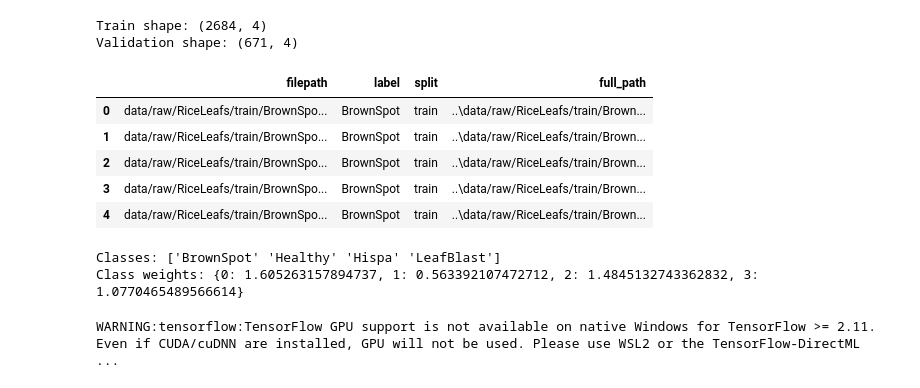
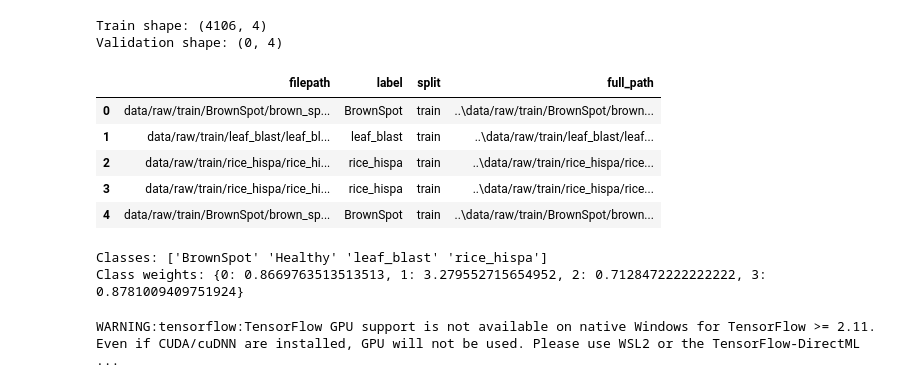
Before and after one commit to ninapascua/Rice-Leaf-Disease-Detection, a Jupyter notebook: notebooks/03_cnn.ipynb, the cells around one changed output. Saved outputs shown, nothing was run; the diff lists cells and outputs as text; code cells hidden in the pictures.

```diff
--- a/notebooks/03_cnn.ipynb
+++ b/notebooks/03_cnn.ipynb
@@ -19,36 +19,36 @@ from src.train import get_callbacks
 # %%
 # =========================
 # CELL 2: LOAD DATA WITH NOTEBOOK-SAFE PATHS
 # =========================
 train_df = pd.read_csv("../data/processed/train.csv")
 val_df = pd.read_csv("../data/processed/validation.csv")
 
 train_df["filepath"] = train_df["filepath"].str.replace(
-    "data/processed/train", "data/raw/RiceLeafs/train", regex=False
+    "data/processed/train", "data/raw/train", regex=False
 )
 val_df["filepath"] = val_df["filepath"].str.replace(
-    "data/processed/validation", "data/raw/RiceLeafs/validation", regex=False
+    "data/processed/validation", "data/raw/validation", regex=False
 )
 
 train_df["full_path"] = train_df["filepath"].apply(lambda p: os.path.join("..", p))
 val_df["full_path"] = val_df["filepath"].apply(lambda p: os.path.join("..", p))
 
 train_df = train_df[train_df["full_path"].apply(os.path.exists)].reset_index(drop=True)
 val_df = val_df[val_df["full_path"].apply(os.path.exists)].reset_index(drop=True)
 
 print("Train shape:", train_df.shape)
 print("Validation shape:", val_df.shape)
 
 train_df.head()
 # %% [output]
-Train shape: (2684, 4)
-Validation shape: (671, 4)
+Train shape: (4106, 4)
+Validation shape: (0, 4)
 |  | filepath | label | split | full_path |
-| 0 | data/raw/RiceLeafs/train/BrownSpo... | BrownSpot | train | ..\data/raw/RiceLeafs/train/Brown... |
-| 1 | data/raw/RiceLeafs/train/BrownSpo... | BrownSpot | train | ..\data/raw/RiceLeafs/train/Brown... |
-| 2 | data/raw/RiceLeafs/train/BrownSpo... | BrownSpot | train | ..\data/raw/RiceLeafs/train/Brown... |
-| 3 | data/raw/RiceLeafs/train/BrownSpo... | BrownSpot | train | ..\data/raw/RiceLeafs/train/Brown... |
-| 4 | data/raw/RiceLeafs/train/BrownSpo... | BrownSpot | train | ..\data/raw/RiceLeafs/train/Brown... |
+| 0 | data/raw/train/BrownSpot/brown_sp... | BrownSpot | train | ..\data/raw/train/BrownSpot/brown... |
+| 1 | data/raw/train/leaf_blast/leaf_bl... | leaf_blast | train | ..\data/raw/train/leaf_blast/leaf... |
+| 2 | data/raw/train/rice_hispa/rice_hi... | rice_hispa | train | ..\data/raw/train/rice_hispa/rice... |
+| 3 | data/raw/train/rice_hispa/rice_hi... | rice_hispa | train | ..\data/raw/train/rice_hispa/rice... |
+| 4 | data/raw/train/BrownSpot/brown_sp... | BrownSpot | train | ..\data/raw/train/BrownSpot/brown... |
 # %%
 # =========================
 # CELL 3: ENCODE LABELS AND BUILD DATASETS
@@ -60,8 +60,8 @@ train_ds, val_ds = make_datasets(train_df, val_df, y_train, y_val)
 print("Classes:", class_names)
 print("Class weights:", class_weights)
 # %% [output]
-Classes: ['BrownSpot' 'Healthy' 'Hispa' 'LeafBlast']
-Class weights: {0: 1.605263157894737, 1: 0.563392107472712, 2: 1.4845132743362832, 3: 1.0770465489566614}
+Classes: ['BrownSpot' 'Healthy' 'leaf_blast' 'rice_hispa']
+Class weights: {0: 0.8669763513513513, 1: 3.279552715654952, 2: 0.7128472222222222, 3: 0.8781009409751924}
 # %%
 # =========================
 # CELL 4: BUILD MODEL
```
Also changed, not shown: parts of 7 cells of this notebook, 32 other files.
